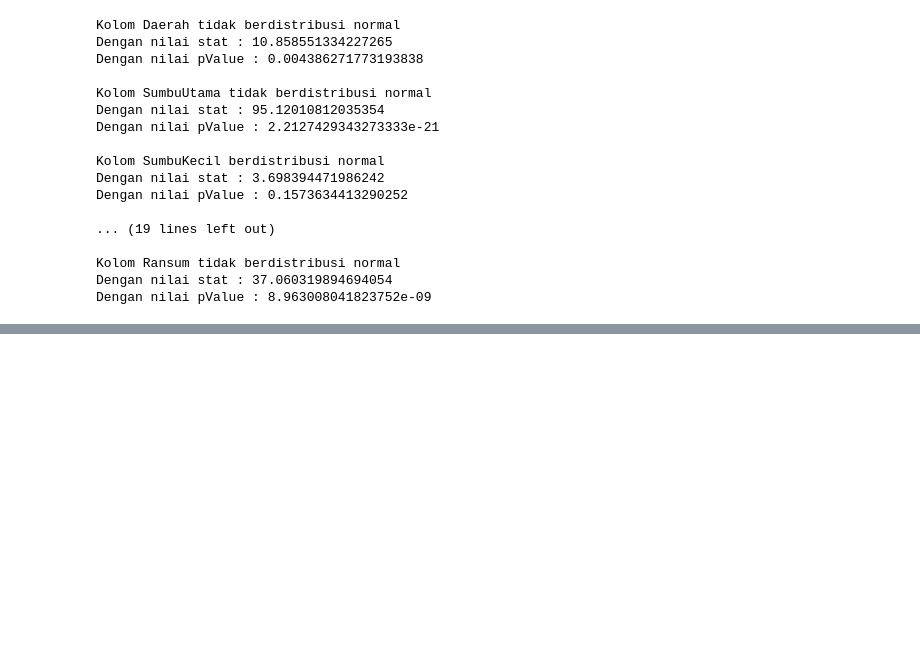
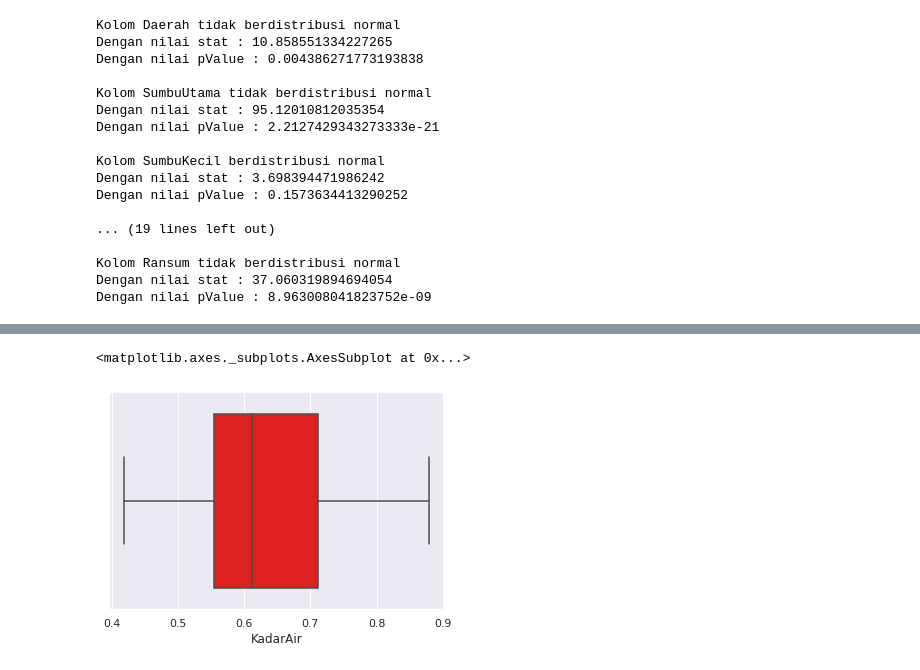
Before and after one commit to AlfandaviAU/Tubes1Probstat, a Jupyter notebook: Backup.ipynb, the cells around one changed output, grey strips where cells are left out. Saved outputs shown, nothing was run; the diff lists cells and outputs as text; code cells hidden in the pictures; blank space fills up the shorter version.

```diff
--- a/Backup.ipynb
+++ b/Backup.ipynb
@@ -318,0 +413,5 @@ pValue :  2.779254463865401e-10
+# %%
+sns.boxplot(data1['KadarAir'],color = "red")
+# %% [output]
+<matplotlib.axes._subplots.AxesSubplot at 0x...>
+[figure, added]
```
Also changed, not shown: parts of 40 cells of this notebook.
